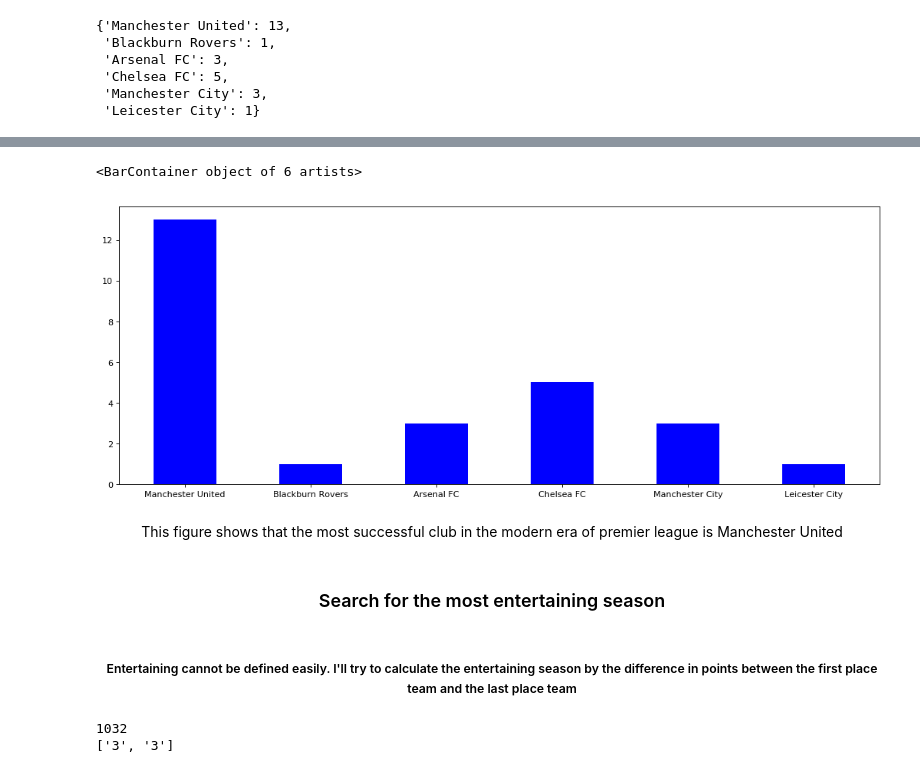
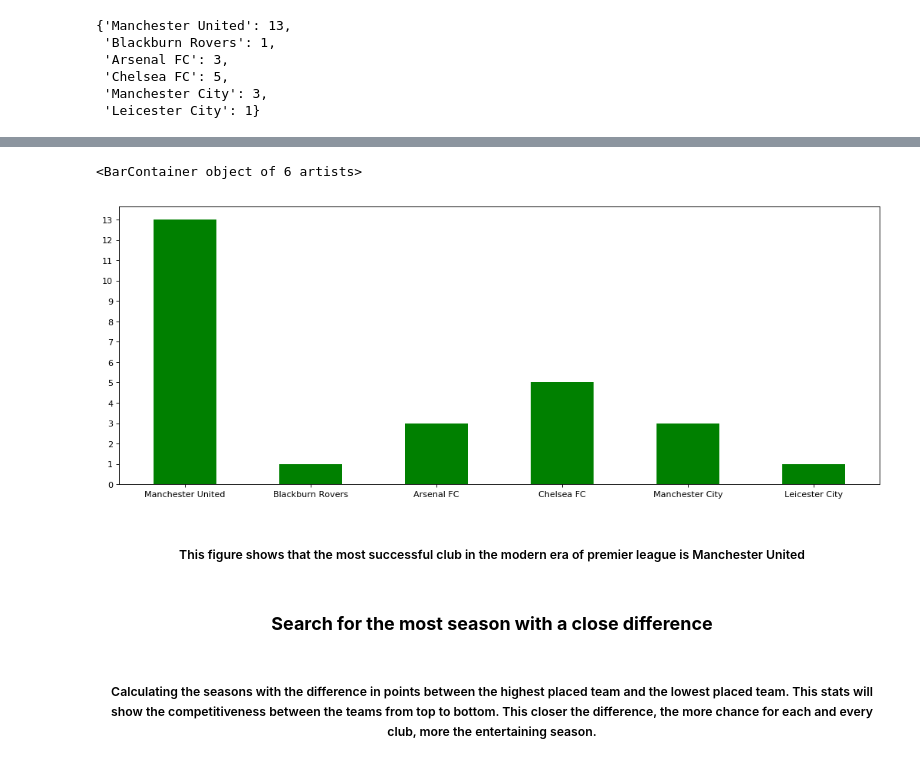
Before and after one commit to codexponent/premierleague-analysis, a Jupyter notebook: league_stats.ipynb, the cells around one changed output, grey strips where cells are left out. Cells and saved outputs as stored; diff of their text form; code cells hidden in the pictures.

Commit message:
- More Analysis on the Premier League Dataset - Update README.md File

```diff
--- a/league_stats.ipynb
+++ b/league_stats.ipynb
@@ -86,27 +109,20 @@ winners_hist
 # %%
 width = 0.5
 figure(num=None, figsize=(16, 6), dpi=80, facecolor='w', edgecolor='k')
-plt.bar(winners_hist.keys(), winners_hist.values(), width, color='blue')
+
+y_ticks = np.arange(0, 15)
+plt.yticks(y_ticks)
+
+plt.bar(winners_hist.keys(), winners_hist.values(), width, color='green')
 # %% [output]
 <BarContainer object of 6 artists>
-[figure, old version]
+[figure, new version]
 # %% [markdown]
-<center>This figure shows that the most successful club in the modern era of premier league is Manchester United</center>
+##### <center>This figure shows that the most successful club in the modern era of premier league is Manchester United</center>
 # %% [markdown]
-### <center> Search for the most entertaining season</center>
+### <center>**Search for the most season with a close difference**</center>
-# %% [markdown]
-##### <center>Entertaining cannot be defined easily. I'll try to calculate the entertaining season by the difference in points between the first place team and the last place team</center>
-# %%
-data_dictionary[2003].loc['1'][7]
-a_sum = 0
-b_sum = 0
-
-
-b_sum = [i for i in data_dictionary[2003].loc[str(i+1)][7]]
-print(b_sum)
-# %% [output]
-1032
-['3', '3']
+# %% [markdown]
+##### <center>Calculating the seasons with the difference in points between the highest placed team and the lowest placed team. This stats will show the competitiveness between the teams from top to bottom. This closer the difference, the more chance for each and every club, more the entertaining season.</center>
 # %%
 # # Getting the difference in points season
 difference_hist = {}
```
Also changed, not shown: parts of 30 cells of this notebook, 5 other files.
